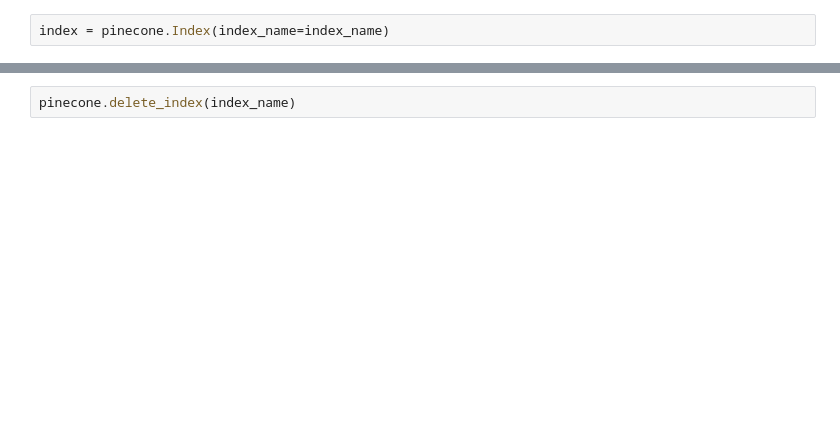
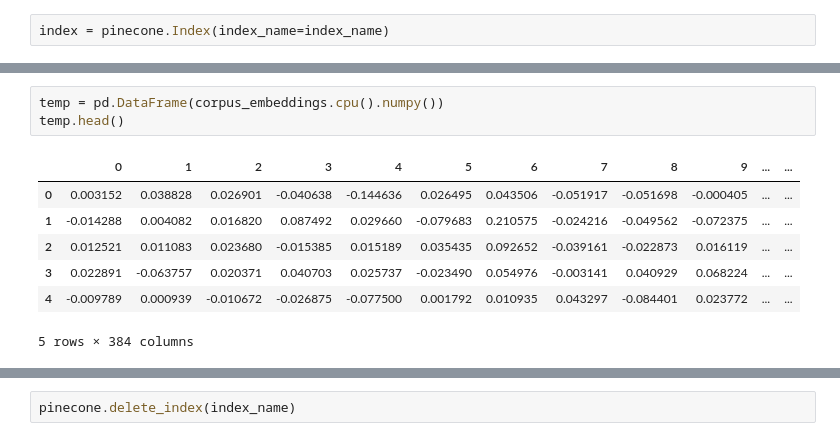
Before and after one commit to Vtewari2311/STEM-Away-Internship, a Jupyter notebook: Notebook_STEM_Away.ipynb, the cells around one changed output, grey strips where cells are left out. Saved outputs shown, nothing was run; the diff lists cells and outputs as text; blank space fills up the shorter version.

```diff
--- a/Notebook_STEM_Away.ipynb
+++ b/Notebook_STEM_Away.ipynb
@@ -310,0 +311,11 @@ index.query(
+# %%
+temp = pd.DataFrame(corpus_embeddings.cpu().numpy())
+temp.head()
+# %% [output]
+|  | 0 | 1 | 2 | 3 | 4 | 5 | 6 | 7 | 8 | 9 | ... | ... |
+| 0 | 0.003152 | 0.038828 | 0.026901 | -0.040638 | -0.144636 | 0.026495 | 0.043506 | -0.051917 | -0.051698 | -0.000405 | ... | ... |
+| 1 | -0.014288 | 0.004082 | 0.016820 | 0.087492 | 0.029660 | -0.079683 | 0.210575 | -0.024216 | -0.049562 | -0.072375 | ... | ... |
+| 2 | 0.012521 | 0.011083 | 0.023680 | -0.015385 | 0.015189 | 0.035435 | 0.092652 | -0.039161 | -0.022873 | 0.016119 | ... | ... |
+| 3 | 0.022891 | -0.063757 | 0.020371 | 0.040703 | 0.025737 | -0.023490 | 0.054976 | -0.003141 | 0.040929 | 0.068224 | ... | ... |
+| 4 | -0.009789 | 0.000939 | -0.010672 | -0.026875 | -0.077500 | 0.001792 | 0.010935 | 0.043297 | -0.084401 | 0.023772 | ... | ... |
+5 rows × 384 columns
```
Also changed, not shown: parts of 62 cells of this notebook.
